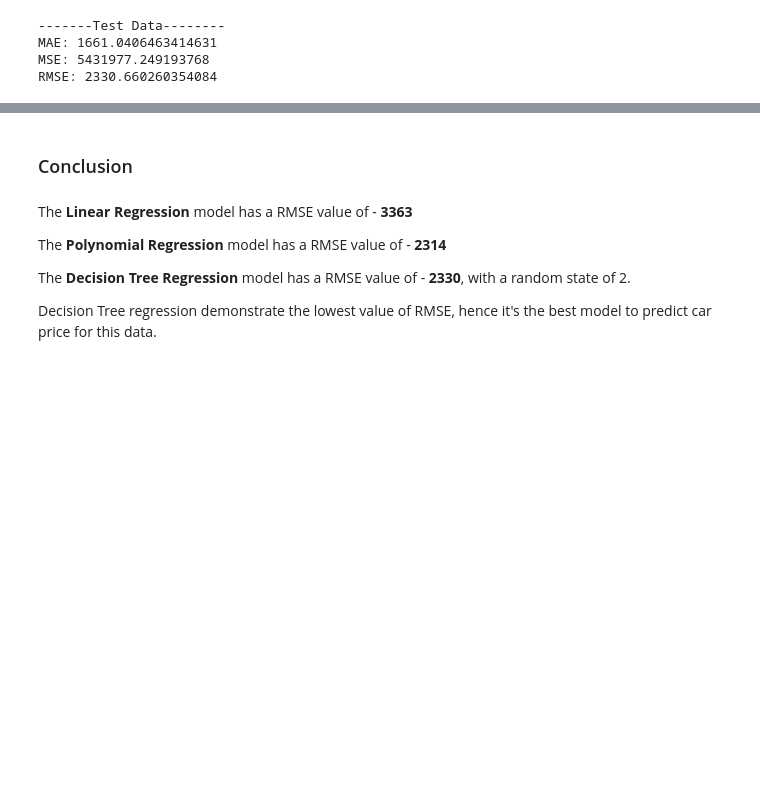
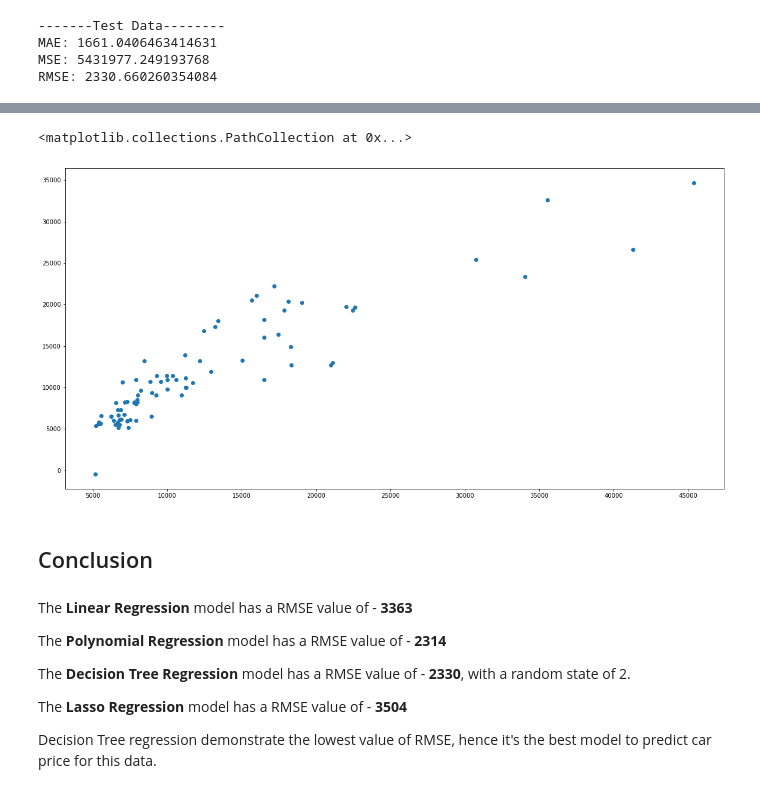
Before and after one commit to edualgo/Grokking-Machine-Learning, a Jupyter notebook: Notebooks/CAR PRICE PREDICTION/Car Price Prediction.ipynb, the cells around one changed output, grey strips where cells are left out. Drawn from its saved outputs; the diff is of its cells as text; code cells hidden in the pictures; blank space fills up the shorter version.

Commit message:
implemented Lasso Model

```diff
--- a/Notebooks/CAR PRICE PREDICTION/Car Price Prediction.ipynb
+++ b/Notebooks/CAR PRICE PREDICTION/Car Price Prediction.ipynb
@@ -385,0 +388,16 @@ RMSE: 2330.660260354084
+# %%
+from sklearn.linear_model import Lasso
+from sklearn.model_selection import GridSearchCV
+
+# create a lasso object
+lasso = Lasso(max_iter=100000)
+
+# check for best alpha value using GridSearch
+parameter={'alpha':[1e-15,1e-10,1e-8,1e-3,1e-2,1,5,1e1,1e2,1e3,1e4,1e5,1e6,1e7]}
+lasso_regressor=GridSearchCV(
+    lasso,parameter,
+    scoring='neg_mean_squared_error',
+    cv=5
+    )
+# %%
+lasso_regressor.fit(X_train,y_train)
@@ -385,0 +415,6 @@ RMSE: 2330.660260354084
+# %%
+# creating lasso object by using best parameter in lasso
+lasso=Lasso(alpha=100.0,max_iter=100000)
+
+# fit into the object
+lasso.fit(X_train,y_train)
@@ -385,0 +423,4 @@ RMSE: 2330.660260354084
+# %%
+# predicting
+y_train_predict=lasso.predict(X_train)
+y_test_predict=lasso.predict(X_test)
@@ -386,5 +448,10 @@ RMSE: 2330.660260354084
+# %%
+plt.scatter(y_test,y_test_predict)
+# %% [output]
+<matplotlib.collections.PathCollection at 0x...>
+[figure, added]
 # %% [markdown]
-### Conclusion
+## Conclusion
 # %% [markdown]
 The **Linear Regression** model has a RMSE value of - **3363**
 
@@ -392,4 +459,7 @@ The **Polynomial Regression** model has a RMSE value of - **2314**
 
 The **Decision Tree Regression** model has a RMSE value of - **2330**, with a random state of 2.
 
+The **Lasso Regression** model has a RMSE value of - **3504**
+
+
 Decision Tree regression demonstrate the lowest value of RMSE, hence it's the best model to predict car price for this data.
```
Also changed, not shown: parts of 18 cells of this notebook, 5 other files.
